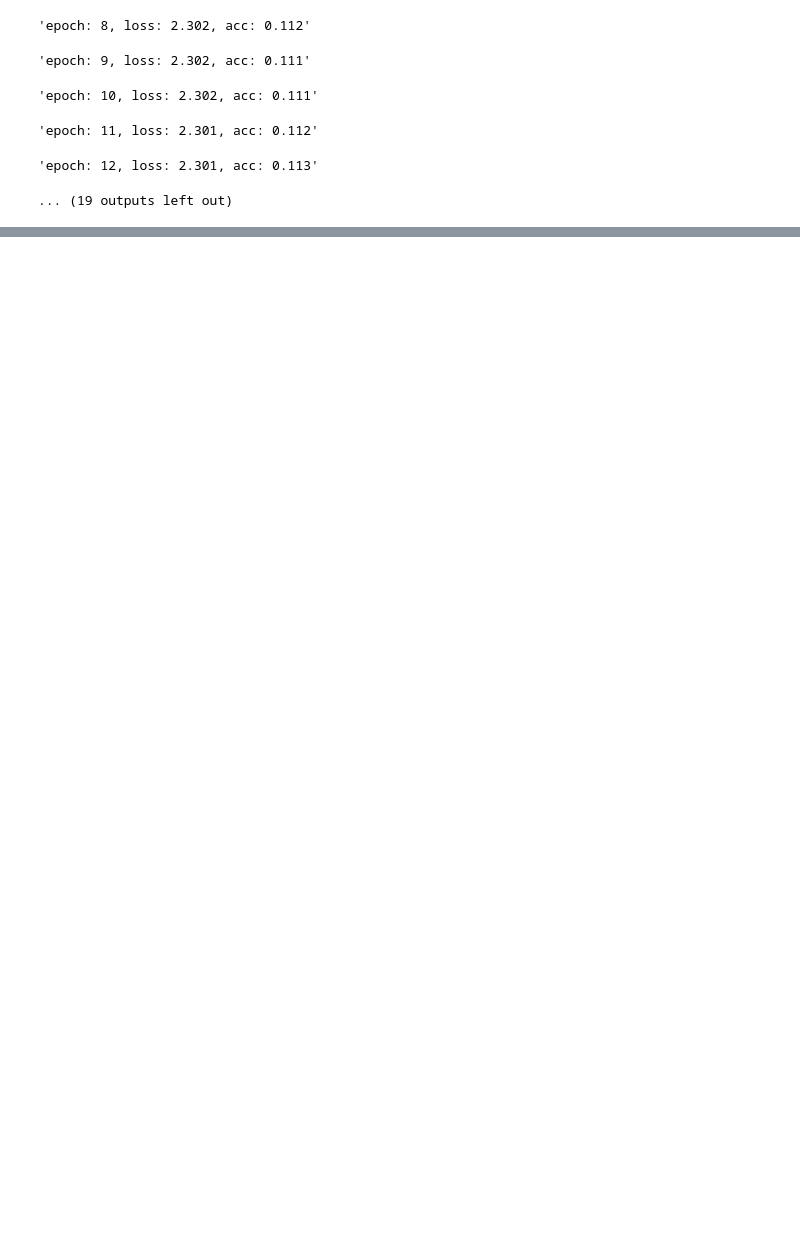
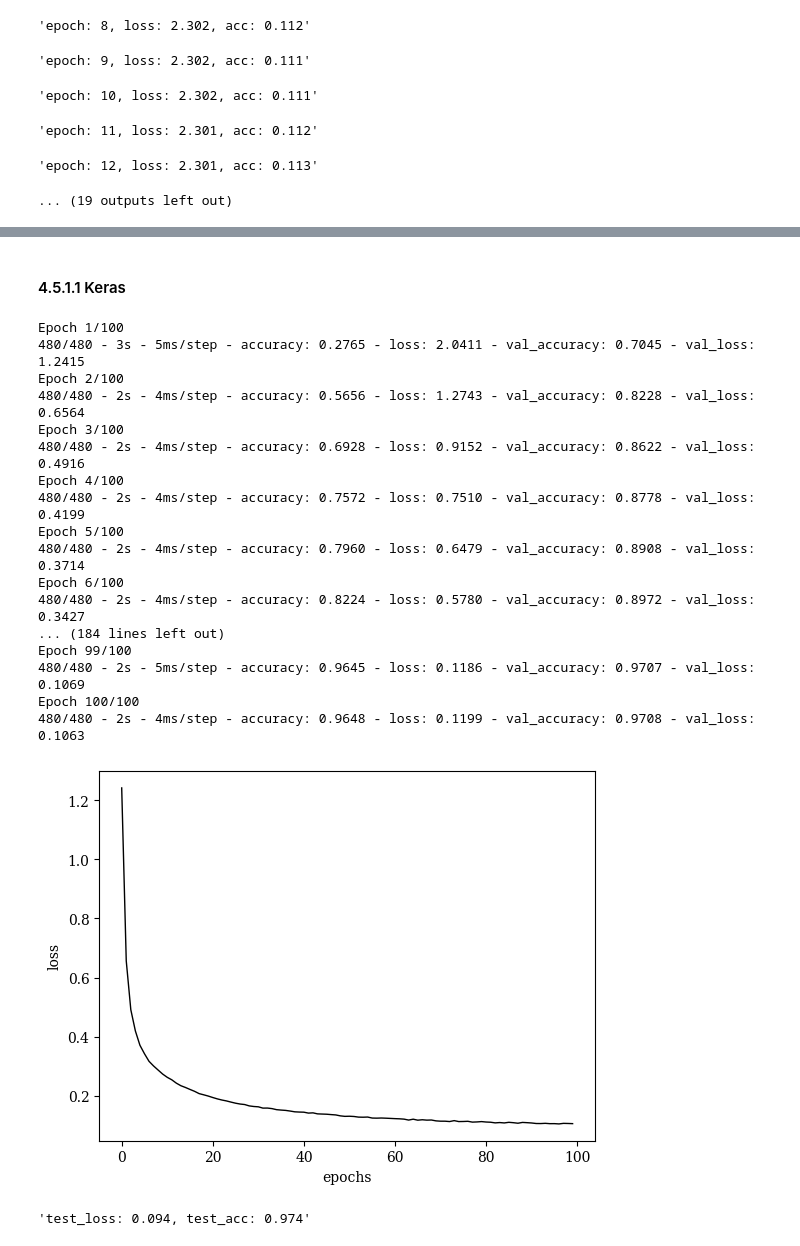
Before and after one commit to KaitoShioya/deeplearning-keras-tf2-torch, a Jupyter notebook: hunds_on/chapter4.ipynb, the cells around one changed output, grey strips where cells are left out. Drawn from its saved outputs; the diff is of its cells as text; code cells hidden in the pictures; blank space fills up the shorter version.

```diff
--- a/hunds_on/chapter4.ipynb
+++ b/hunds_on/chapter4.ipynb
@@ -693,0 +1011,2 @@ display(f"test_loss: {test_loss:.3f}, test_acc: {test_acc:.3f}")
+# %% [markdown]
+#### 4.5.1.1 Keras
@@ -693,0 +1021,77 @@ display(f"test_loss: {test_loss:.3f}, test_acc: {test_acc:.3f}")
+# %%
+"""
+1. データの準備
+"""
+
+mnist = datasets.mnist
+(x_train, t_train), (x_test, t_test) = mnist.load_data()
+
+x_train = (x_train.reshape(-1, 784) / 225).astype(np.float32)
+x_test = (x_test.reshape(-1, 784) / 225).astype(np.float32)
+
+# 訓練データ:検証データ=8:2に分割
+x_train, x_val, t_train, t_val = train_test_split(x_train, t_train, test_size=0.2)
+
+
+"""
+2. モデルの構築
+"""
+model = Sequential()
+model.add(Dense(200, activation="relu"))
+model.add(Dropout(0.5))
+model.add(Dense(200, activation="relu"))
+model.add(Dropout(0.5))
+model.add(Dense(200, activation="relu"))
+model.add(Dropout(0.5))
+model.add(Dense(10, activation="softmax"))
+
+"""
+3. モデルの学習
+"""
+model.compile(
+    optimizer="sgd", loss="sparse_categorical_crossentropy", metrics=["accuracy"]
+)
+hist = model.fit(
+    x_train,
+    t_train,
+    epochs=100,
+    batch_size=100,
+    verbose=2,
+    validation_data=(x_val, t_val),
+)
+
+"""
+4. モデルの評価
+"""
+# 検証データの誤差の可視化
+val_loss = hist.history["val_loss"]  # 誤差の履歴
+fig = plt.figure()  # 描画領域を用意
+plt.rc("font", family="serif")  # フォント設定
+plt.plot(range(len(val_loss)), val_loss, color="black", linewidth=1)  # データの描画
+plt.xlabel("epochs")  # x軸のラベルを表示
+plt.ylabel("loss")  # y軸のラベルを表示
+plt.show()  # グラフを画面に表示
+
+# てすとデータの評価
+loss, acc = model.evaluate(x_test, t_test, verbose=0)
+display(f"test_loss: {loss:.3f}, test_acc: {acc:.3f}")
+# %% [output]
+Epoch 1/100
+480/480 - 3s - 5ms/step - accuracy: 0.2765 - loss: 2.0411 - val_accuracy: 0.7045 - val_loss: 1.2415
+Epoch 2/100
+480/480 - 2s - 4ms/step - accuracy: 0.5656 - loss: 1.2743 - val_accuracy: 0.8228 - val_loss: 0.6564
+Epoch 3/100
+480/480 - 2s - 4ms/step - accuracy: 0.6928 - loss: 0.9152 - val_accuracy: 0.8622 - val_loss: 0.4916
+Epoch 4/100
+480/480 - 2s - 4ms/step - accuracy: 0.7572 - loss: 0.7510 - val_accuracy: 0.8778 - val_loss: 0.4199
+Epoch 5/100
+480/480 - 2s - 4ms/step - accuracy: 0.7960 - loss: 0.6479 - val_accuracy: 0.8908 - val_loss: 0.3714
+Epoch 6/100
+480/480 - 2s - 4ms/step - accuracy: 0.8224 - loss: 0.5780 - val_accuracy: 0.8972 - val_loss: 0.3427
+... (184 lines left out)
+Epoch 99/100
+480/480 - 2s - 5ms/step - accuracy: 0.9645 - loss: 0.1186 - val_accuracy: 0.9707 - val_loss: 0.1069
+Epoch 100/100
+480/480 - 2s - 4ms/step - accuracy: 0.9648 - loss: 0.1199 - val_accuracy: 0.9708 - val_loss: 0.1063
+[figure, added]
+'test_loss: 0.094, test_acc: 0.974'
```
Also changed, not shown: parts of 23 cells of this notebook.
